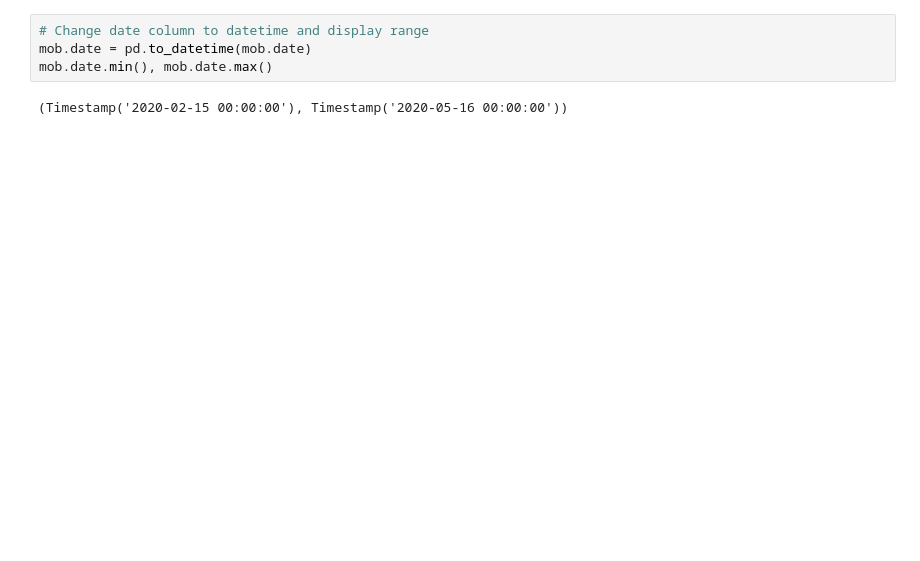
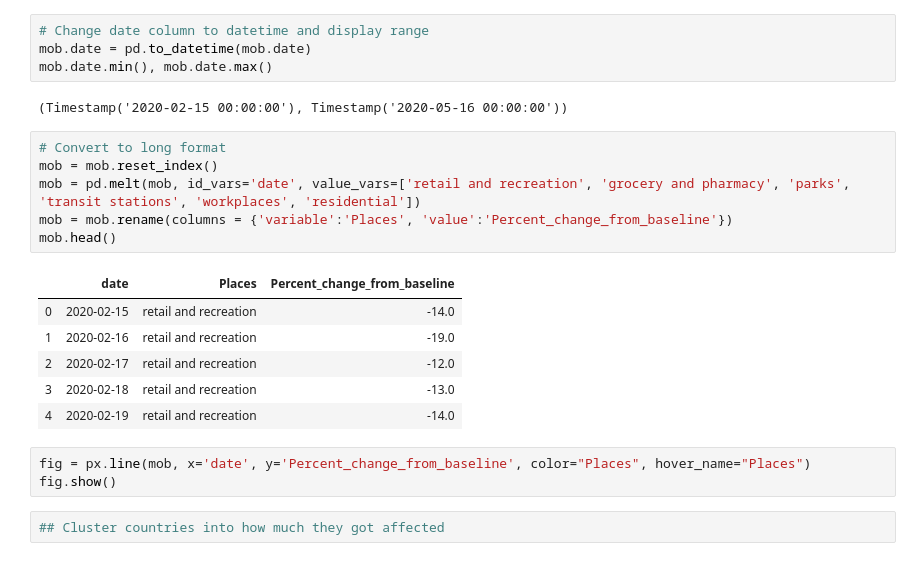
Before and after one commit to teyang-lau/covid-19-trends, a Jupyter notebook: coivd-19_trends.ipynb, the cells around one changed output. Saved outputs shown, nothing was run; the diff lists cells and outputs as text; blank space fills up the shorter version.

```diff
--- a/coivd-19_trends.ipynb
+++ b/coivd-19_trends.ipynb
@@ -126,3 +160,21 @@ mob.date = pd.to_datetime(mob.date)
 mob.date.min(), mob.date.max()
 # %% [output]
 (Timestamp('2020-02-15 00:00:00'), Timestamp('2020-05-16 00:00:00'))
+# %%
+# Convert to long format
+mob = mob.reset_index()
+mob = pd.melt(mob, id_vars='date', value_vars=['retail and recreation', 'grocery and pharmacy', 'parks', 'transit stations', 'workplaces', 'residential'])
+mob = mob.rename(columns = {'variable':'Places', 'value':'Percent_change_from_baseline'})
+mob.head()
+# %% [output]
+|  | date | Places | Percent_change_from_baseline |
+| 0 | 2020-02-15 | retail and recreation | -14.0 |
+| 1 | 2020-02-16 | retail and recreation | -19.0 |
+| 2 | 2020-02-17 | retail and recreation | -12.0 |
+| 3 | 2020-02-18 | retail and recreation | -13.0 |
+| 4 | 2020-02-19 | retail and recreation | -14.0 |
+# %%
+fig = px.line(mob, x='date', y='Percent_change_from_baseline', color="Places", hover_name="Places")
+fig.show()
+# %%
+## Cluster countries into how much they got affected
```
Also changed, not shown: parts of 11 cells of this notebook, 1 other file.
